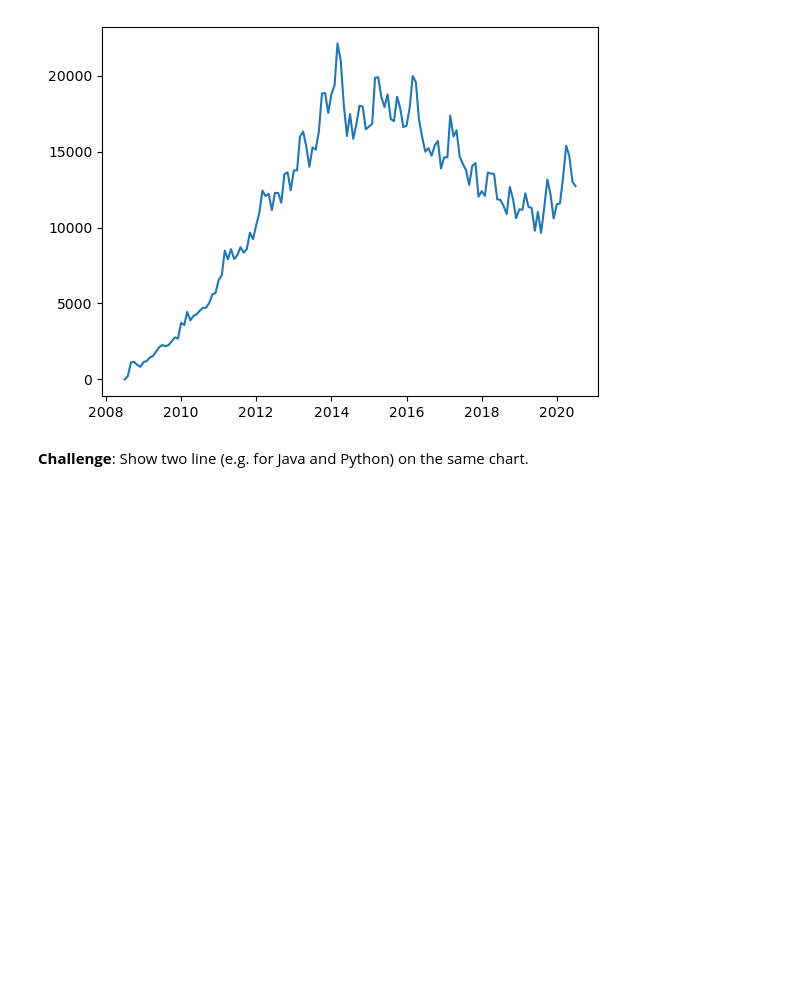
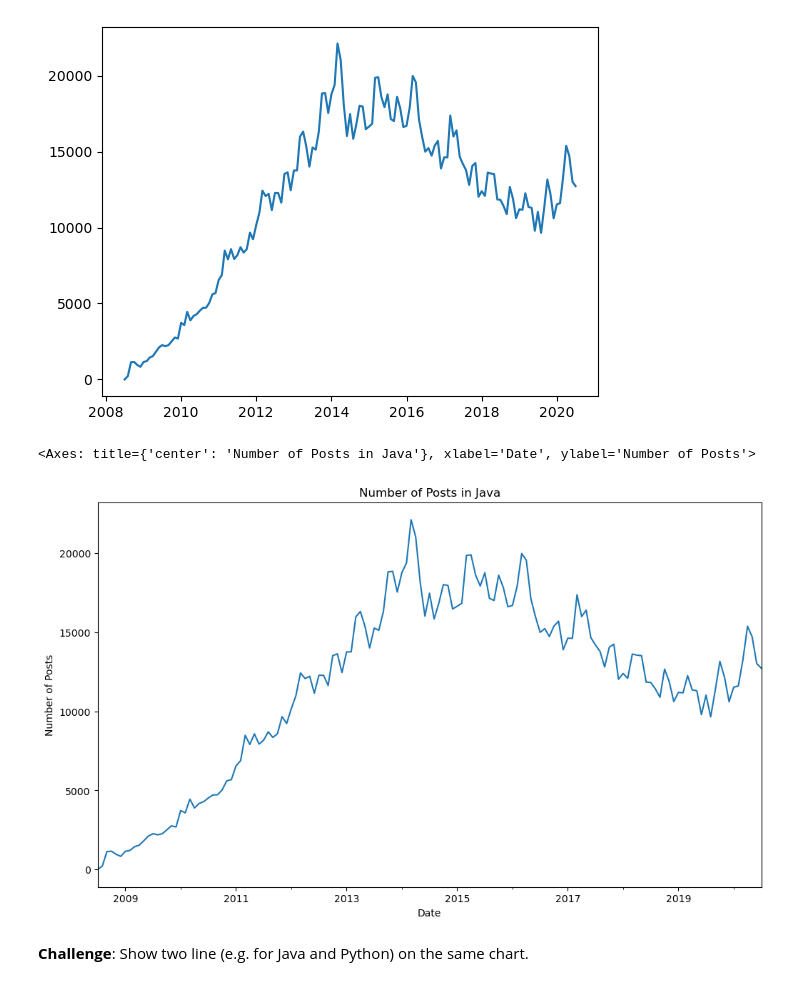
Before and after one commit to wrecker-of-code/popular-languages-pandas, a Jupyter notebook: Programming_Languages.ipynb, the cells around one changed output. Saved outputs shown, nothing was run; the diff lists cells and outputs as text; code cells hidden in the pictures; blank space fills up the shorter version.

```diff
--- a/Programming_Languages.ipynb
+++ b/Programming_Languages.ipynb
@@ -252,5 +259,10 @@ plt.plot(reshaped_df.index, reshaped_df['java'])
 # %% [output]
 [<matplotlib.lines.Line2D at 0x...>]
 [figure]
+# %%
+reshaped_df['java'].plot(x='DATE', y='POSTS', figsize=(12, 7), xlabel='Date', ylabel='Number of Posts', title='Number of Posts in Java')
+# %% [output]
+<Axes: title={'center': 'Number of Posts in Java'}, xlabel='Date', ylabel='Number of Posts'>
+[figure, added]
 # %% [markdown]
 **Challenge**: Show two line (e.g. for Java and Python) on the same chart.
```
Also changed, not shown: parts of 7 cells of this notebook.
